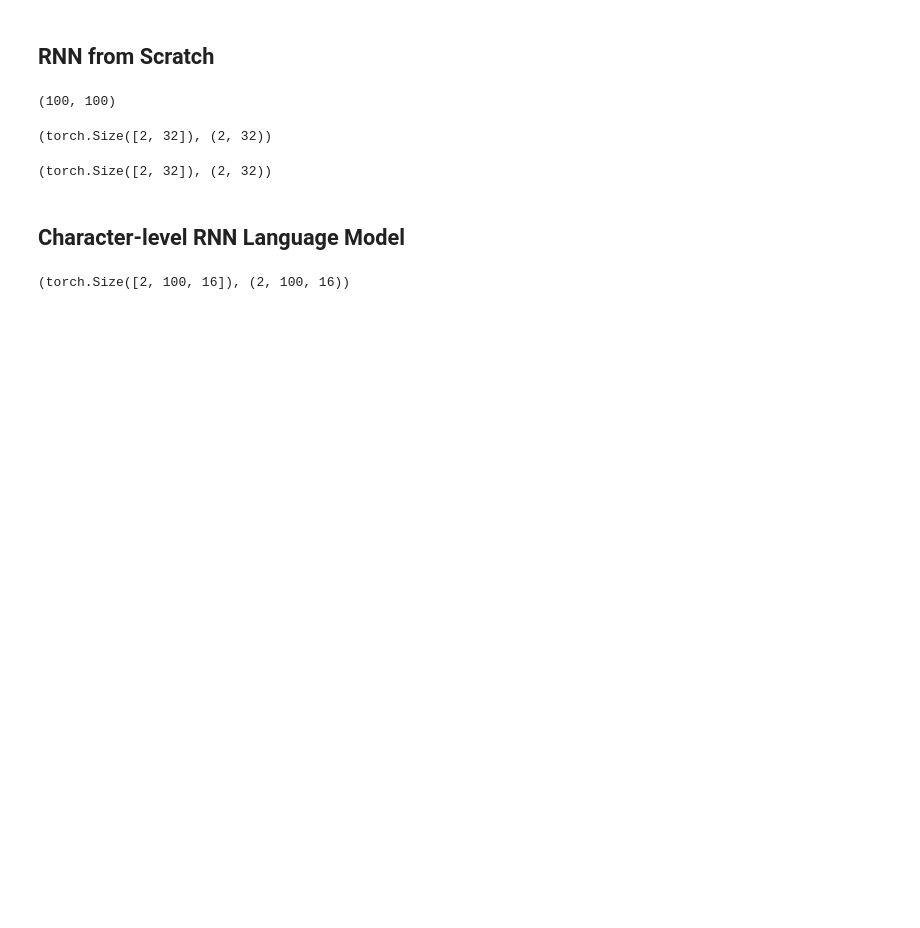
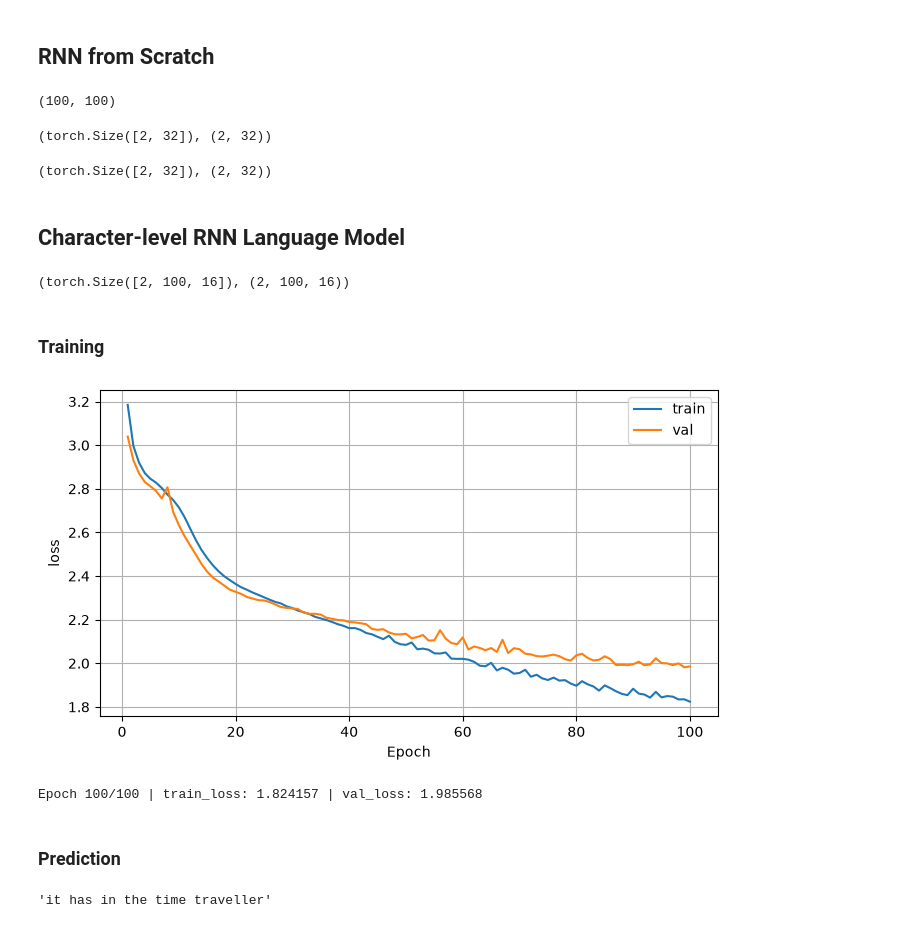
Before and after one commit to leoAshu/ai-foundations, a Jupyter notebook: d2l/05_rnn/04_rnn.ipynb, the cells around one changed output. Cells and saved outputs as stored; diff of their text form; code cells hidden in the pictures; blank space fills up the shorter version.

Commit message:
train and predict RNNLMScratch

```diff
--- a/d2l/05_rnn/04_rnn.ipynb
+++ b/d2l/05_rnn/04_rnn.ipynb
@@ -45,12 +45,15 @@ class RNNScratch(aif.Module):
         self.b_h = nn.Parameter(torch.zeros(num_hiddens))
 
     def forward(self, inputs, state=None):
-        if not state:
-            state = torch.zeros(inputs.shape[1], num_hiddens)
+        if state is None:
+            state = torch.zeros(
+                (inputs.shape[1], self.num_hiddens),
+                device=inputs.device
+            )
 
         outputs = []
         for X in inputs:
-            state = (
+            state = torch.tanh(
                 X @ self.W_xh
                 + state @ self.W_hh
                 + self.b_h
@@ -105,7 +108,7 @@ class RNNLMScratch(aif.Classifier):
     def validation_step(self, batch):
         l = self.loss(self(*batch[:-1]), batch[-1])
 
-        return {'loss': self.loss(y_hat, y)}
+        return {'loss': l}
 
     def one_hot(self, X):
         return F.one_hot(X.T, self.vocab_size).type(torch.float32)
@@ -120,6 +123,23 @@ class RNNLMScratch(aif.Classifier):
         rnn_outputs, _ = self.rnn(embs, state)
 
         return self.output_layer(rnn_outputs)
+
+    def predict(self, prefix, num_preds, vocab, device=None):
+        state, outputs = None, [vocab[prefix[0]]]
+
+        for i in range(len(prefix) + num_preds - 1):
+            X = torch.tensor([[outputs[-1]]], device=device)
+            embs = self.one_hot(X)
+
+            rnn_outputs, state = self.rnn(embs, state)
+
+            if i < len(prefix) - 1:  # Warm-up period
+                outputs.append(vocab[prefix[i + 1]])
+            else:  # Predict num_preds steps
+                Y = self.output_layer(rnn_outputs)
+                outputs.append(int(Y.argmax(axis=2).reshape(1)))
+
+        return ''.join([vocab.idx_to_token[i] for i in outputs])
 # %%
 model = RNNLMScratch(rnn, num_inputs)
 
@@ -128,3 +148,24 @@ outputs = model(torch.ones((batch_size, num_steps), dtype=torch.int64))
 outputs.shape,  (batch_size, num_steps, num_inputs)
 # %% [output]
 (torch.Size([2, 100, 16]), (2, 100, 16))
+# %% [markdown]
+### Training
+# %%
+data = aif.TimeMachine(batch_size=1024, num_steps=32)
+# %%
+rnn = RNNScratch(num_inputs=len(data.vocab), num_hiddens=32)
+
+model = RNNLMScratch(rnn, vocab_size=len(data.vocab), lr=1)
+# %%
+trainer = aif.Trainer(max_epochs=100, gradient_clip_val=1, num_gpus=1)
+
+trainer.fit(model, data)
+# %% [output]
+[figure, added]
+Epoch 100/100 | train_loss: 1.824157 | val_loss: 1.985568
+# %% [markdown]
+### Prediction
+# %%
+model.predict('it has', 22, data.vocab, aif.device.try_gpu())
+# %% [output]
+'it has in the time traveller'
```
Also changed, not shown: parts of 2 cells of this notebook.
